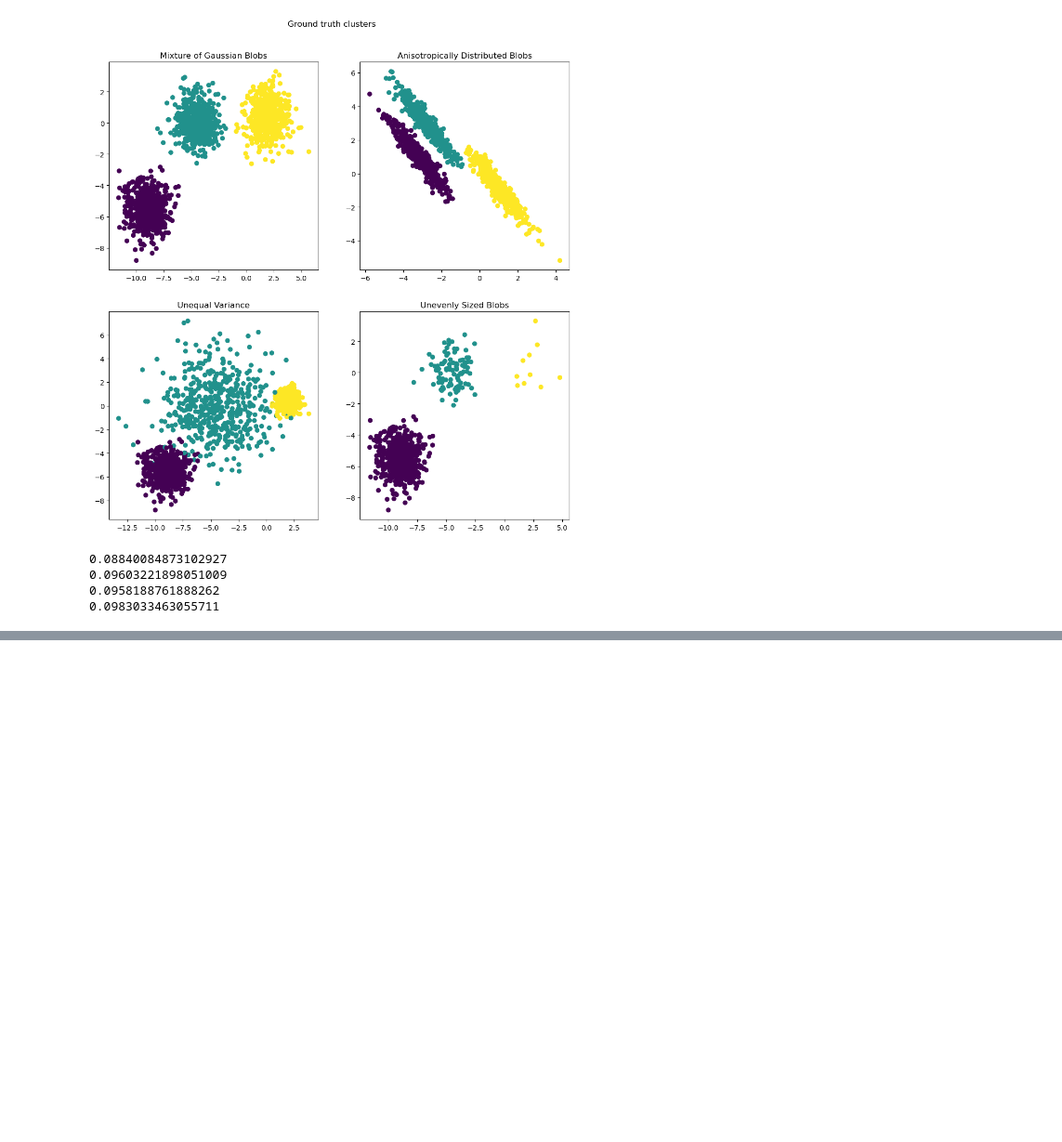
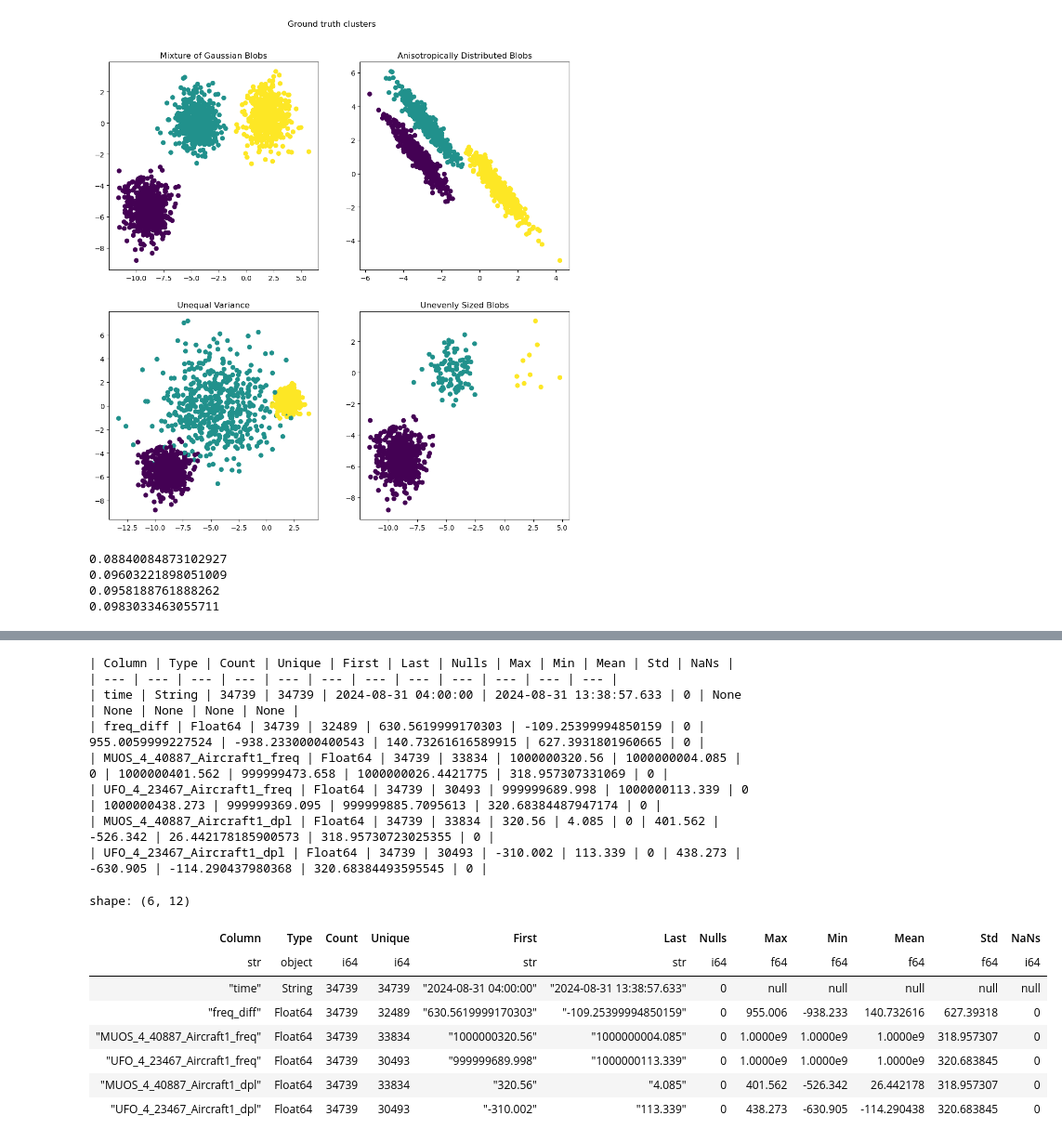
Before and after one commit to silent780/useful_script, a Jupyter notebook: pracetice.ipynb, the cells around one changed output, grey strips where cells are left out. Shown at 93% size. Saved outputs shown, nothing was run; the diff lists cells and outputs as text; code cells hidden in the pictures; blank space fills up the shorter version.

```diff
--- a/pracetice.ipynb
+++ b/pracetice.ipynb
@@ -110,0 +114,79 @@ print(Standard_error(list_samples[2]))
+# %%
+import polars as pl
+
+
+def generate_summary_df_serial(dataframe):
+    summary_results = []
+
+    for col in dataframe.columns:
+        col_series = dataframe[col]
+        col_type = col_series.dtype
+
+        # 初始化统计信息字典
+        summary = {
+            "Column": col,
+            "Type": col_type,
+            "Count": len(col_series),
+            "Unique": len(col_series.unique()),
+            "First": col_series[0],
+            "Last": col_series[-1],
+            "Nulls": col_series.null_count(),
+        }
+
+        # 处理数字列的统计信息
+        if col_series.dtype.is_numeric():
+            summary.update(
+                {
+                    "Max": col_series.max(),
+                    "Min": col_series.min(),
+                    "Mean": col_series.mean(),
+                    "Std": col_series.std(),
+                    "NaNs": col_series.is_nan().sum(),
+                }
+            )
+
+        summary_results.append(summary)
+
+    # Convert summary results to Polars DataFrame
+    summary_df = pl.DataFrame(summary_results)
+    return summary_df
+
+
+# 将 summary_df 转换为 Markdown 表格
+def to_markdown_table(df):
+    markdown_table = "| " + " | ".join(df.columns) + " |\n"
+    markdown_table += "| " + " | ".join(["---"] * len(df.columns)) + " |\n"
+
+    for row in df.rows():
+        markdown_table += "| " + " | ".join(map(str, row)) + " |\n"
+
+    return markdown_table
+
+
+if __name__ == "__main__":
+    df = pl.read_csv("data\Aircraft1+MUOS_4_40887_UFO_4_23467.csv")
+
+    summary_df = generate_summary_df_serial(df)
+    markdown_table = to_markdown_table(summary_df)
+    print(markdown_table)
+
+    with pl.Config(tbl_rows=len(summary_df)):  # 显示全部的行
+        display(summary_df)
+# %% [output]
+| Column | Type | Count | Unique | First | Last | Nulls | Max | Min | Mean | Std | NaNs |
+| --- | --- | --- | --- | --- | --- | --- | --- | --- | --- | --- | --- |
+| time | String | 34739 | 34739 | 2024-08-31 04:00:00 | 2024-08-31 13:38:57.633 | 0 | None | None | None | None | None |
+| freq_diff | Float64 | 34739 | 32489 | 630.5619999170303 | -109.25399994850159 | 0 | 955.0059999227524 | -938.2330000400543 | 140.73261616589915 | 627.3931801960665 | 0 |
+| MUOS_4_40887_Aircraft1_freq | Float64 | 34739 | 33834 | 1000000320.56 | 1000000004.085 | 0 | 1000000401.562 | 999999473.658 | 1000000026.4421775 | 318.957307331069 | 0 |
+| UFO_4_23467_Aircraft1_freq | Float64 | 34739 | 30493 | 999999689.998 | 1000000113.339 | 0 | 1000000438.273 | 999999369.095 | 999999885.7095613 | 320.68384487947174 | 0 |
+| MUOS_4_40887_Aircraft1_dpl | Float64 | 34739 | 33834 | 320.56 | 4.085 | 0 | 401.562 | -526.342 | 26.442178185900573 | 318.95730723025355 | 0 |
+| UFO_4_23467_Aircraft1_dpl | Float64 | 34739 | 30493 | -310.002 | 113.339 | 0 | 438.273 | -630.905 | -114.290437980368 | 320.68384493595545 | 0 |
+shape: (6, 12)
+| Column | Type | Count | Unique | First | Last | Nulls | Max | Min | Mean | Std | NaNs |
+| str | object | i64 | i64 | str | str | i64 | f64 | f64 | f64 | f64 | i64 |
+| "time" | String | 34739 | 34739 | "2024-08-31 04:00:00" | "2024-08-31 13:38:57.633" | 0 | null | null | null | null | null |
+| "freq_diff" | Float64 | 34739 | 32489 | "630.5619999170303" | "-109.25399994850159" | 0 | 955.006 | -938.233 | 140.732616 | 627.39318 | 0 |
+| "MUOS_4_40887_Aircraft1_freq" | Float64 | 34739 | 33834 | "1000000320.56" | "1000000004.085" | 0 | 1.0000e9 | 1.0000e9 | 1.0000e9 | 318.957307 | 0 |
+| "UFO_4_23467_Aircraft1_freq" | Float64 | 34739 | 30493 | "999999689.998" | "1000000113.339" | 0 | 1.0000e9 | 1.0000e9 | 1.0000e9 | 320.683845 | 0 |
+| "MUOS_4_40887_Aircraft1_dpl" | Float64 | 34739 | 33834 | "320.56" | "4.085" | 0 | 401.562 | -526.342 | 26.442178 | 318.957307 | 0 |
+| "UFO_4_23467_Aircraft1_dpl" | Float64 | 34739 | 30493 | "-310.002" | "113.339" | 0 | 438.273 | -630.905 | -114.290438 | 320.683845 | 0 |
```
Also changed, not shown: parts of 1 cell of this notebook, 2 other files.
